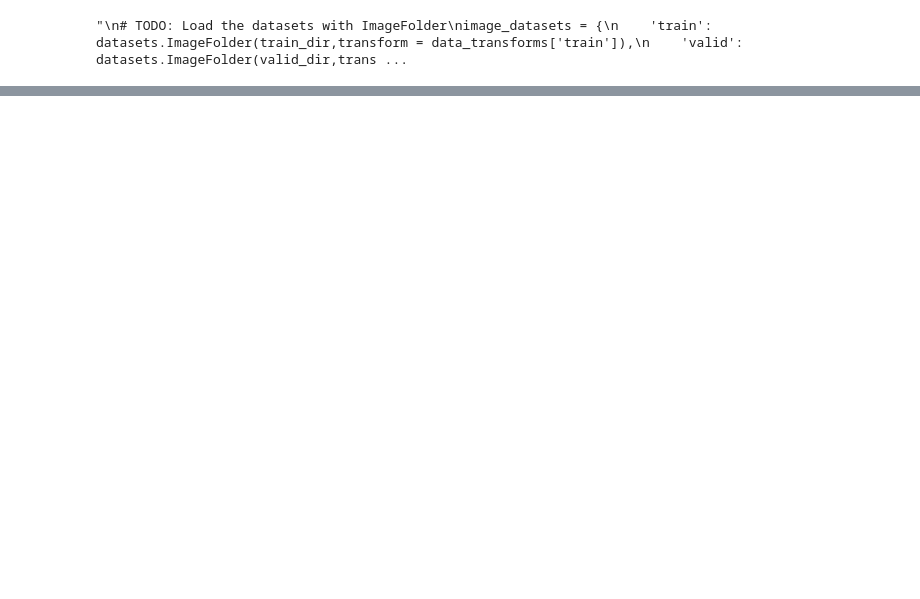
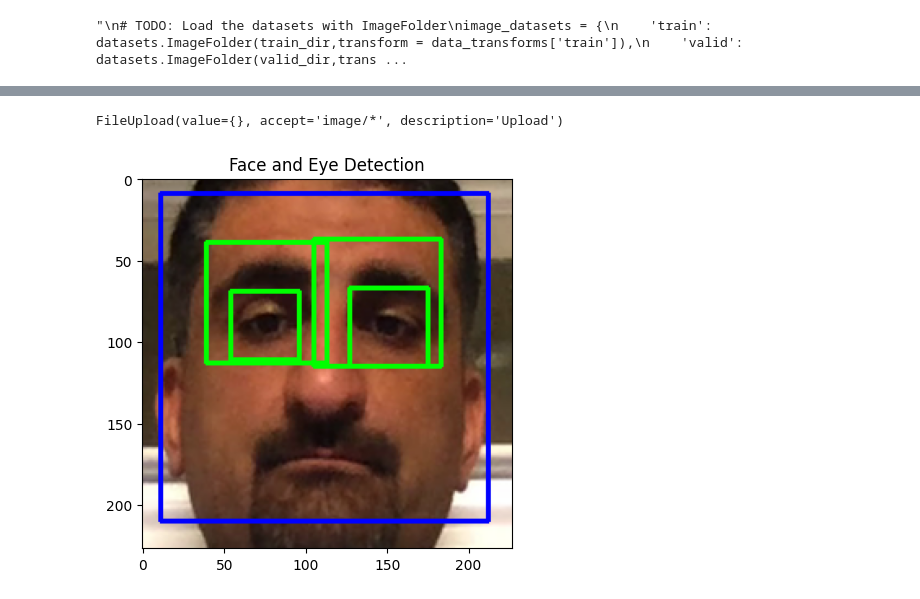
Before and after one commit to maytaurs/myML, a Jupyter notebook: driver_drowsiness.ipynb, the cells around one changed output, grey strips where cells are left out. Cells and saved outputs as stored; diff of their text form; code cells hidden in the pictures; blank space fills up the shorter version.

```diff
--- a/driver_drowsiness.ipynb
+++ b/driver_drowsiness.ipynb
@@ -345,0 +572,67 @@ for fold_idx in range(k_folds):
+# %%
+
+import cv2
+import matplotlib.pyplot as plt
+import os
+import ipywidgets as widgets
+from IPython.display import display
+
+# Load the pre-trained face detection model
+face_cascade = cv2.CascadeClassifier(cv2.data.haarcascades + 'haarcascade_frontalface_default.xml')
+eye_cascade = cv2.CascadeClassifier(cv2.data.haarcascades + 'haarcascade_eye.xml')
+
+# Function to handle uploaded file
+def handle_upload(change):
+    global image_path, img  # Declare image_path and img as global
+    uploaded_filename = next(iter(uploader.value))
+    content = uploader.value[uploaded_filename]['content']
+    with open(uploaded_filename, 'wb') as f:
+        f.write(content)
+    image_path = uploaded_filename
+    img = cv2.imread(image_path)
+    process_image()
+
+# Function to process the image
+def process_image():
+    global img
+    if img is not None:
+        # Convert to grayscale
+        gray = cv2.cvtColor(img, cv2.COLOR_BGR2GRAY)
+
+        # Detect faces
+        faces = face_cascade.detectMultiScale(gray, 1.1, 4)
+
+        # Draw rectangles around the detected faces
+        for (x, y, w, h) in faces:
+            cv2.rectangle(img, (x, y), (x + w, y + h), (255, 0, 0), 2)
+            roi_gray = gray[y:y + h, x:x + w]  # Region of Interest (ROI) for eyes within the face
+            roi_color = img[y:y + h, x:x + w]  # ROI in color for drawing eye rectangles
+
+            # Detect eyes within the face ROI
+            eyes = eye_cascade.detectMultiScale(roi_gray)
+
+            # Draw rectangles around the detected eyes
+            for (ex, ey, ew, eh) in eyes:
+                cv2.rectangle(roi_color, (ex, ey), (ex + ew, ey + eh), (0, 255, 0), 2)  # Draw eye rectangle
+
+        # Display the image with detected faces and eyes
+        plt.imshow(cv2.cvtColor(img, cv2.COLOR_BGR2RGB))
+        plt.title('Face and Eye Detection')
+        plt.show()
+    else:
+        print(f"Error: Could not load image at path: {image_path}")
+
+# Create an upload widget
+uploader = widgets.FileUpload(
+    accept='image/*',  # Accept only image files
+    multiple=False  # Allow only one file to be uploaded
+)
+
+# Observe changes in the upload widget
+uploader.observe(handle_upload, names='value')
+
+# Display the upload widget
+display(uploader)
+# %% [output]
+FileUpload(value={}, accept='image/*', description='Upload')
+[figure, added]
```
Also changed, not shown: parts of 25 cells of this notebook.
